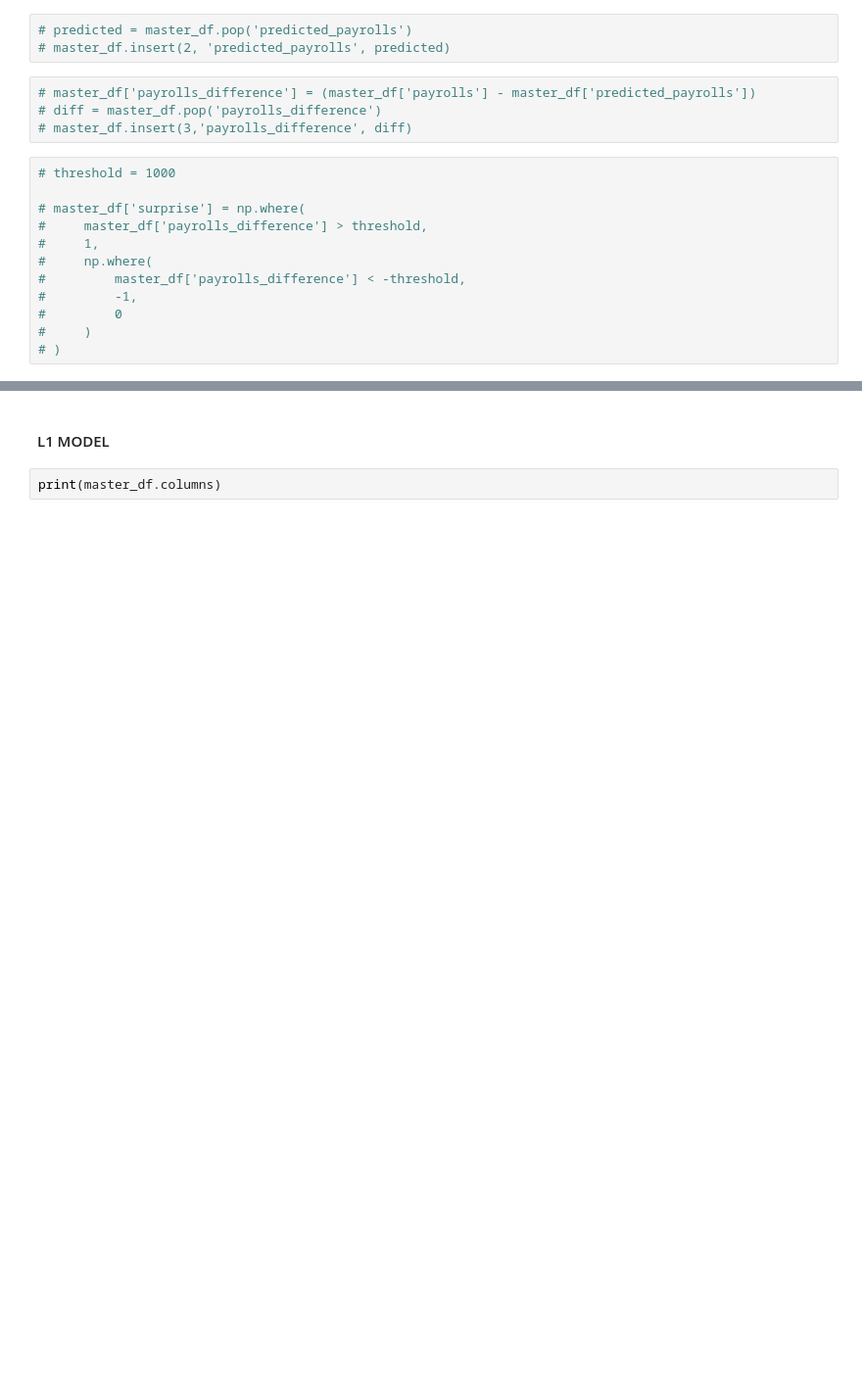
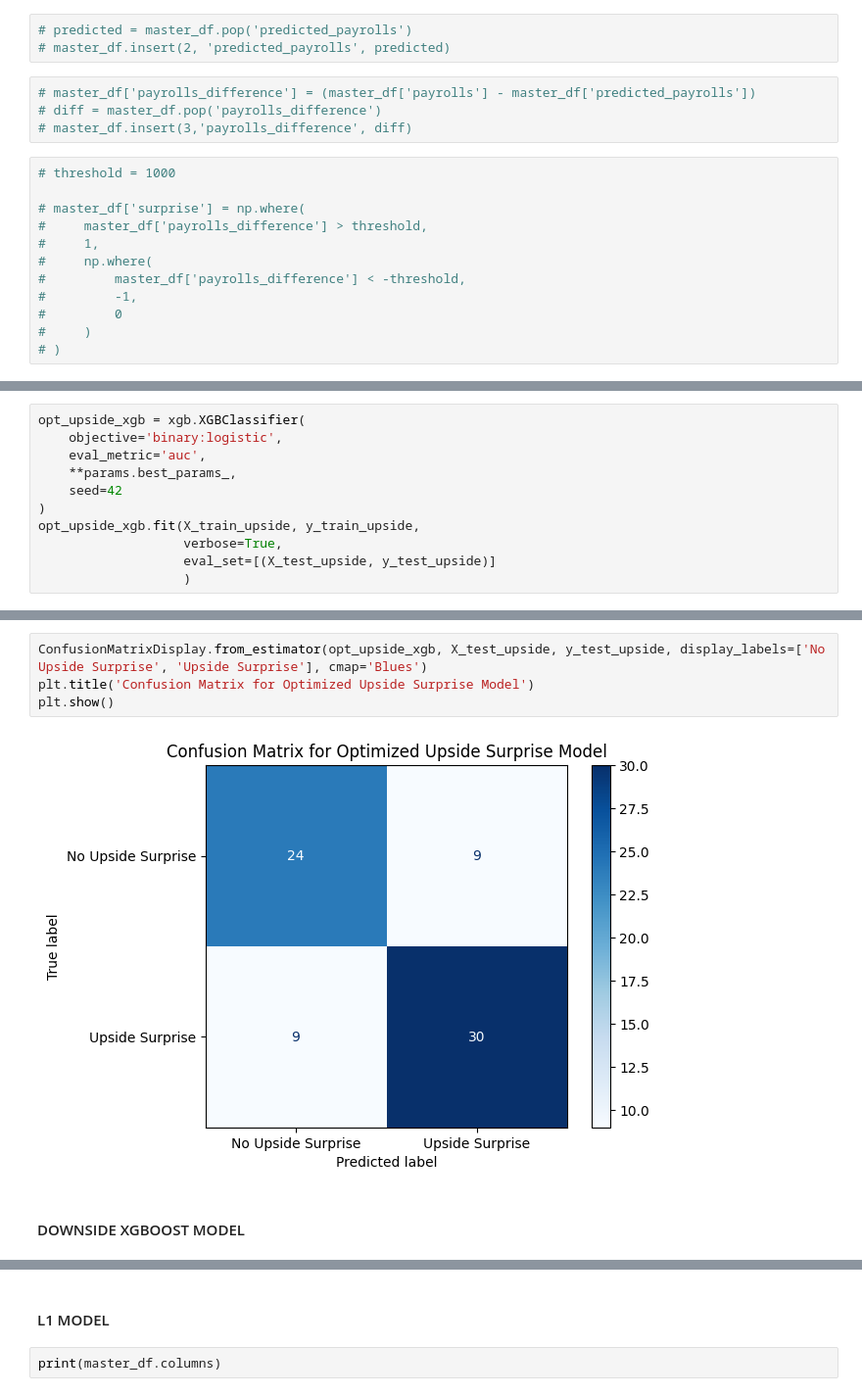
Before and after one commit to paulpuccinelli/BLS_jobs_report_model, a Jupyter notebook: BLS_prediction_notebook.ipynb, the cells around one changed output, grey strips where cells are left out. Shown at 98% size. Drawn from its saved outputs; the diff is of its cells as text; blank space fills up the shorter version.

```diff
--- a/BLS_prediction_notebook.ipynb
+++ b/BLS_prediction_notebook.ipynb
@@ -819,0 +922,11 @@ features = [
+# %%
+opt_upside_xgb = xgb.XGBClassifier(
+    objective='binary:logistic',
+    eval_metric='auc',
+    **params.best_params_,
+    seed=42
+)
+opt_upside_xgb.fit(X_train_upside, y_train_upside,
+                   verbose=True,
+                   eval_set=[(X_test_upside, y_test_upside)]
+                   )
@@ -819,0 +962,8 @@ features = [
+# %%
+ConfusionMatrixDisplay.from_estimator(opt_upside_xgb, X_test_upside, y_test_upside, display_labels=['No Upside Surprise', 'Upside Surprise'], cmap='Blues')
+plt.title('Confusion Matrix for Optimized Upside Surprise Model')
+plt.show()
+# %% [output]
+[figure, added]
+# %% [markdown]
+#### DOWNSIDE XGBOOST MODEL
```
Also changed, not shown: parts of 15 cells of this notebook.
